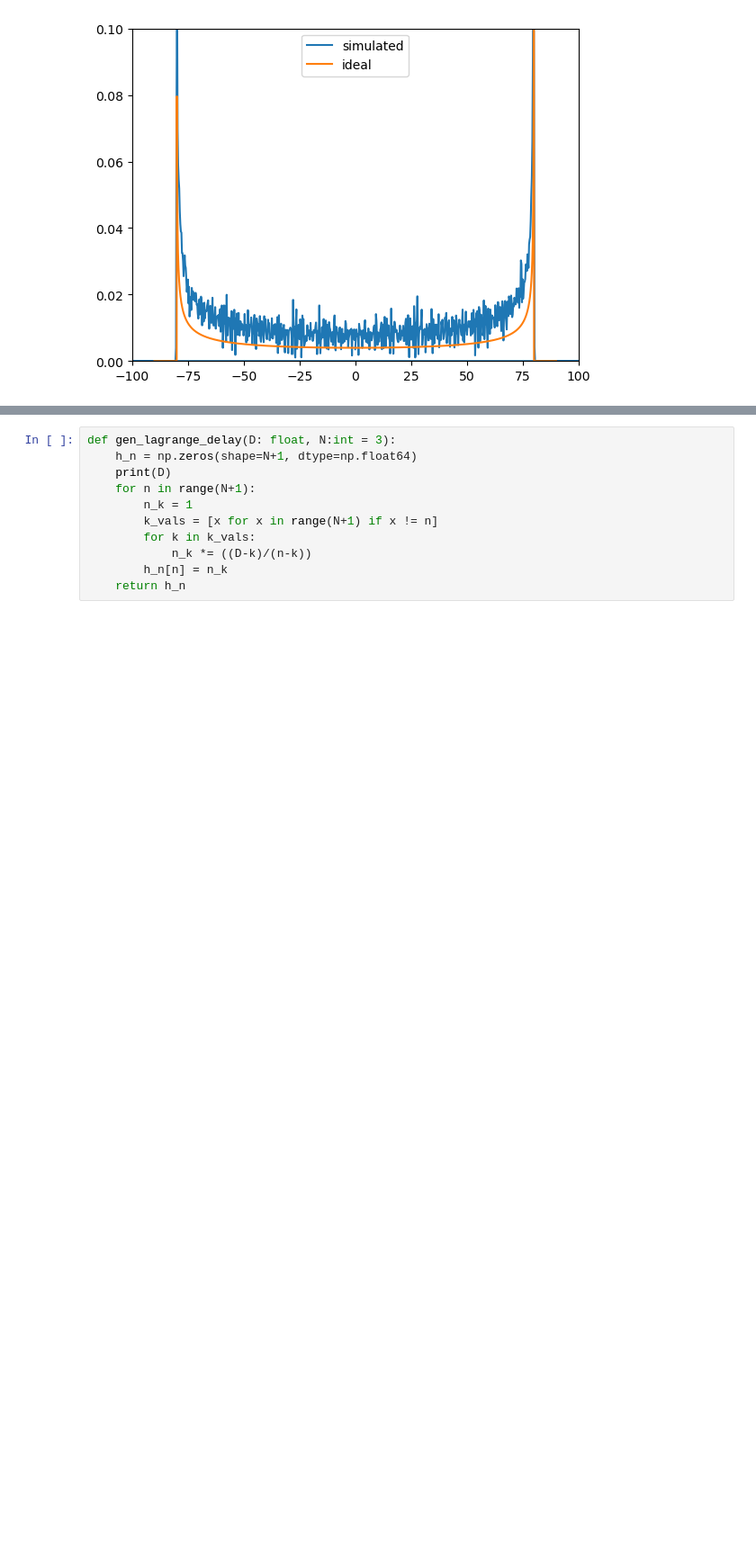
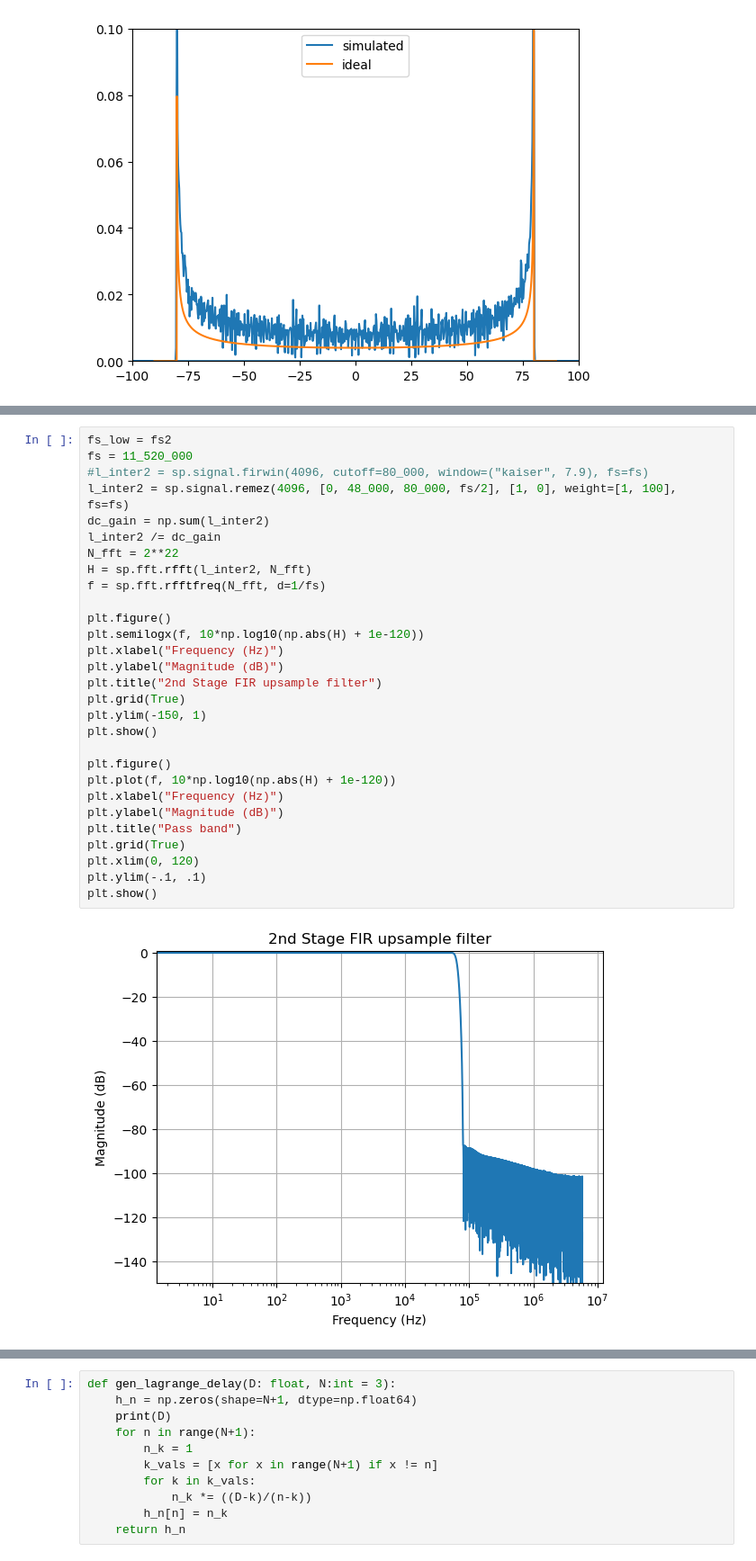
Before and after one commit to zachrjt/openTETRAphymac, a Jupyter notebook: software/channel_sim.ipynb, the cells around one changed output, grey strips where cells are left out. Shown at 90% size. Drawn from its saved outputs; the diff is of its cells as text; blank space fills up the shorter version.

```diff
--- a/software/channel_sim.ipynb
+++ b/software/channel_sim.ipynb
@@ -286,0 +236,31 @@ Text(0.5, 0, 'Time (s)')
+# %%
+fs_low = fs2
+fs = 11_520_000
+#l_inter2 = sp.signal.firwin(4096, cutoff=80_000, window=("kaiser", 7.9), fs=fs)
+l_inter2 = sp.signal.remez(4096, [0, 48_000, 80_000, fs/2], [1, 0], weight=[1, 100], fs=fs)
+dc_gain = np.sum(l_inter2)
+l_inter2 /= dc_gain
+N_fft = 2**22
+H = sp.fft.rfft(l_inter2, N_fft)
+f = sp.fft.rfftfreq(N_fft, d=1/fs)
+
+plt.figure()
+plt.semilogx(f, 10*np.log10(np.abs(H) + 1e-120))
+plt.xlabel("Frequency (Hz)")
+plt.ylabel("Magnitude (dB)")
+plt.title("2nd Stage FIR upsample filter")
+plt.grid(True)
+plt.ylim(-150, 1)
+plt.show()
+
+plt.figure()
+plt.plot(f, 10*np.log10(np.abs(H) + 1e-120))
+plt.xlabel("Frequency (Hz)")
+plt.ylabel("Magnitude (dB)")
+plt.title("Pass band")
+plt.grid(True)
+plt.xlim(0, 120)
+plt.ylim(-.1, .1)
+plt.show()
+# %% [output]
+[figure, added]
```
Also changed, not shown: parts of 21 cells of this notebook, 5 other files.
